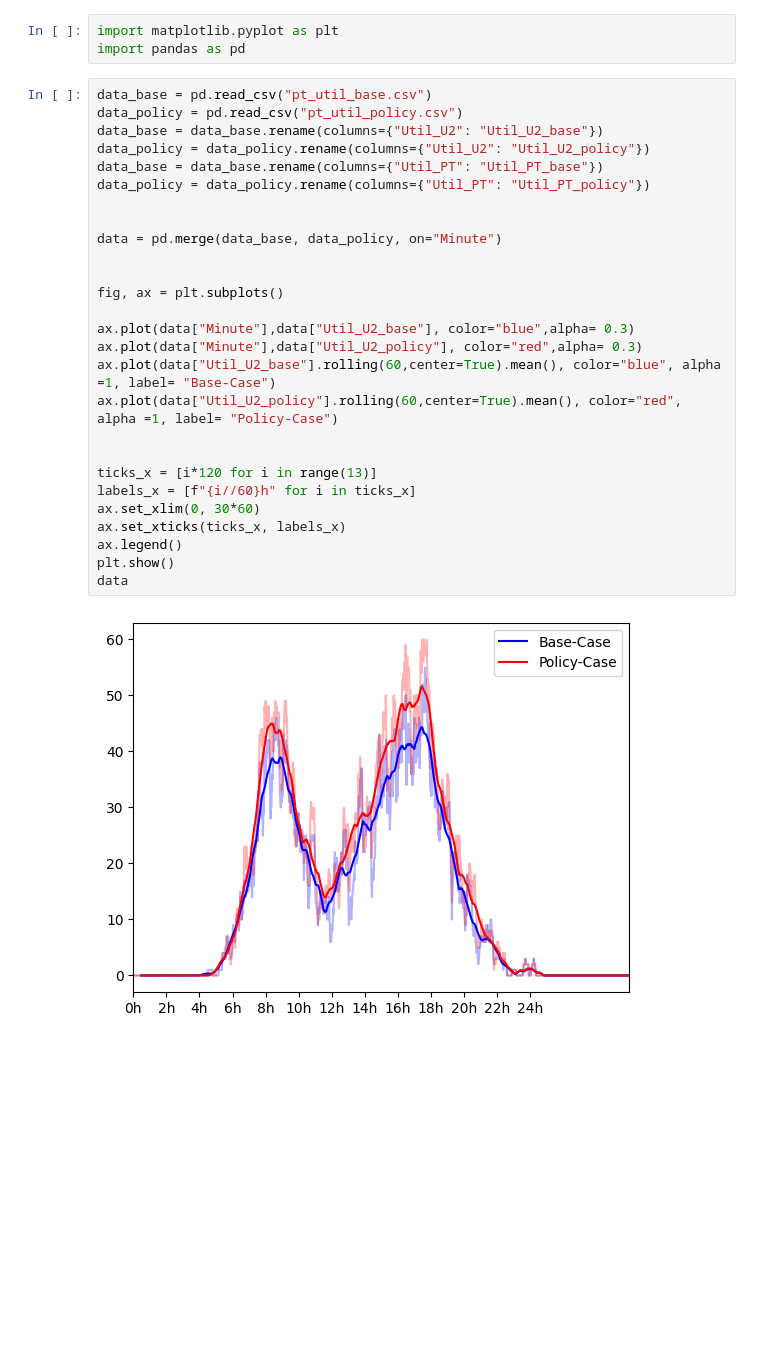
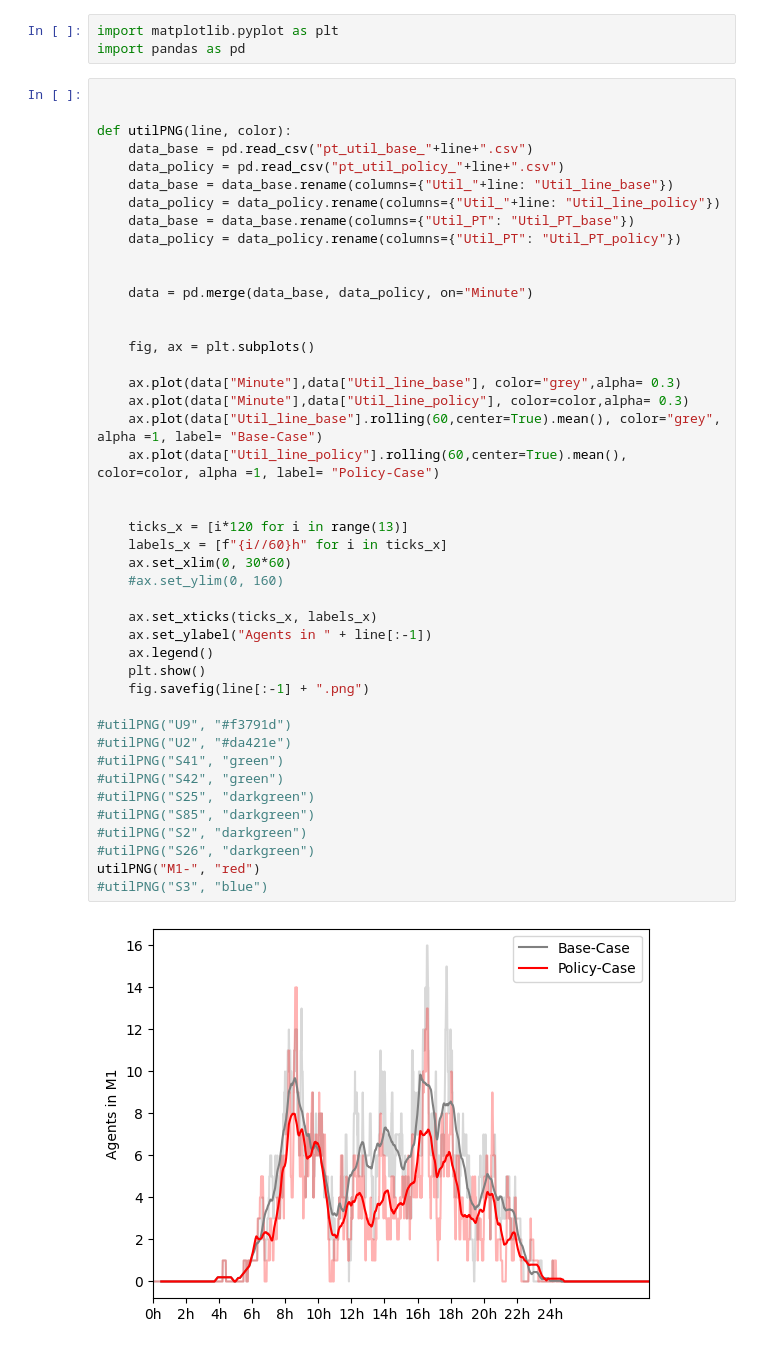
Before and after one commit to davidfister/matsim-example-project, a Jupyter notebook: analysis/U2_analysis.ipynb, the cells around one changed output. Cells and saved outputs as stored; diff of their text form; blank space fills up the shorter version.

```diff
--- a/analysis/U2_analysis.ipynb
+++ b/analysis/U2_analysis.ipynb
@@ -2,31 +2,48 @@
 import matplotlib.pyplot as plt
 import pandas as pd
 # %%
-data_base = pd.read_csv("pt_util_base.csv")
-data_policy = pd.read_csv("pt_util_policy.csv")
-data_base = data_base.rename(columns={"Util_U2": "Util_U2_base"})
-data_policy = data_policy.rename(columns={"Util_U2": "Util_U2_policy"})
-data_base = data_base.rename(columns={"Util_PT": "Util_PT_base"})
-data_policy = data_policy.rename(columns={"Util_PT": "Util_PT_policy"})
 
 
-data = pd.merge(data_base, data_policy, on="Minute")
+def utilPNG(line, color):
+    data_base = pd.read_csv("pt_util_base_"+line+".csv")
+    data_policy = pd.read_csv("pt_util_policy_"+line+".csv")
+    data_base = data_base.rename(columns={"Util_"+line: "Util_line_base"})
+    data_policy = data_policy.rename(columns={"Util_"+line: "Util_line_policy"})
+    data_base = data_base.rename(columns={"Util_PT": "Util_PT_base"})
+    data_policy = data_policy.rename(columns={"Util_PT": "Util_PT_policy"})
 
 
-fig, ax = plt.subplots()
-
-ax.plot(data["Minute"],data["Util_U2_base"], color="blue",alpha= 0.3)
-ax.plot(data["Minute"],data["Util_U2_policy"], color="red",alpha= 0.3)
-ax.plot(data["Util_U2_base"].rolling(60,center=True).mean(), color="blue", alpha =1, label= "Base-Case")
-ax.plot(data["Util_U2_policy"].rolling(60,center=True).mean(), color="red", alpha =1, label= "Policy-Case")
+    data = pd.merge(data_base, data_policy, on="Minute")
 
 
-ticks_x = [i*120 for i in range(13)]
-labels_x = [f"{i//60}h" for i in ticks_x]
-ax.set_xlim(0, 30*60)
-ax.set_xticks(ticks_x, labels_x)
-ax.legend()
-plt.show()
-data
+    fig, ax = plt.subplots()
+
+    ax.plot(data["Minute"],data["Util_line_base"], color="grey",alpha= 0.3)
+    ax.plot(data["Minute"],data["Util_line_policy"], color=color,alpha= 0.3)
+    ax.plot(data["Util_line_base"].rolling(60,center=True).mean(), color="grey", alpha =1, label= "Base-Case")
+    ax.plot(data["Util_line_policy"].rolling(60,center=True).mean(), color=color, alpha =1, label= "Policy-Case")
+
+
+    ticks_x = [i*120 for i in range(13)]
+    labels_x = [f"{i//60}h" for i in ticks_x]
+    ax.set_xlim(0, 30*60)
+    #ax.set_ylim(0, 160)
+
+    ax.set_xticks(ticks_x, labels_x)
+    ax.set_ylabel("Agents in " + line[:-1])
+    ax.legend()
+    plt.show()
+    fig.savefig(line[:-1] + ".png")
+
+#utilPNG("U9", "#f3791d")
+#utilPNG("U2", "#da421e")
+#utilPNG("S41", "green")
+#utilPNG("S42", "green")
+#utilPNG("S25", "darkgreen")
+#utilPNG("S85", "darkgreen")
+#utilPNG("S2", "darkgreen")
+#utilPNG("S26", "darkgreen")
+utilPNG("M1-", "red")
+#utilPNG("S3", "blue")
 # %% [output]
-[figure, old version]
+[figure, new version]
```
Also changed, not shown: parts of 3 cells of this notebook, 51 other files.
